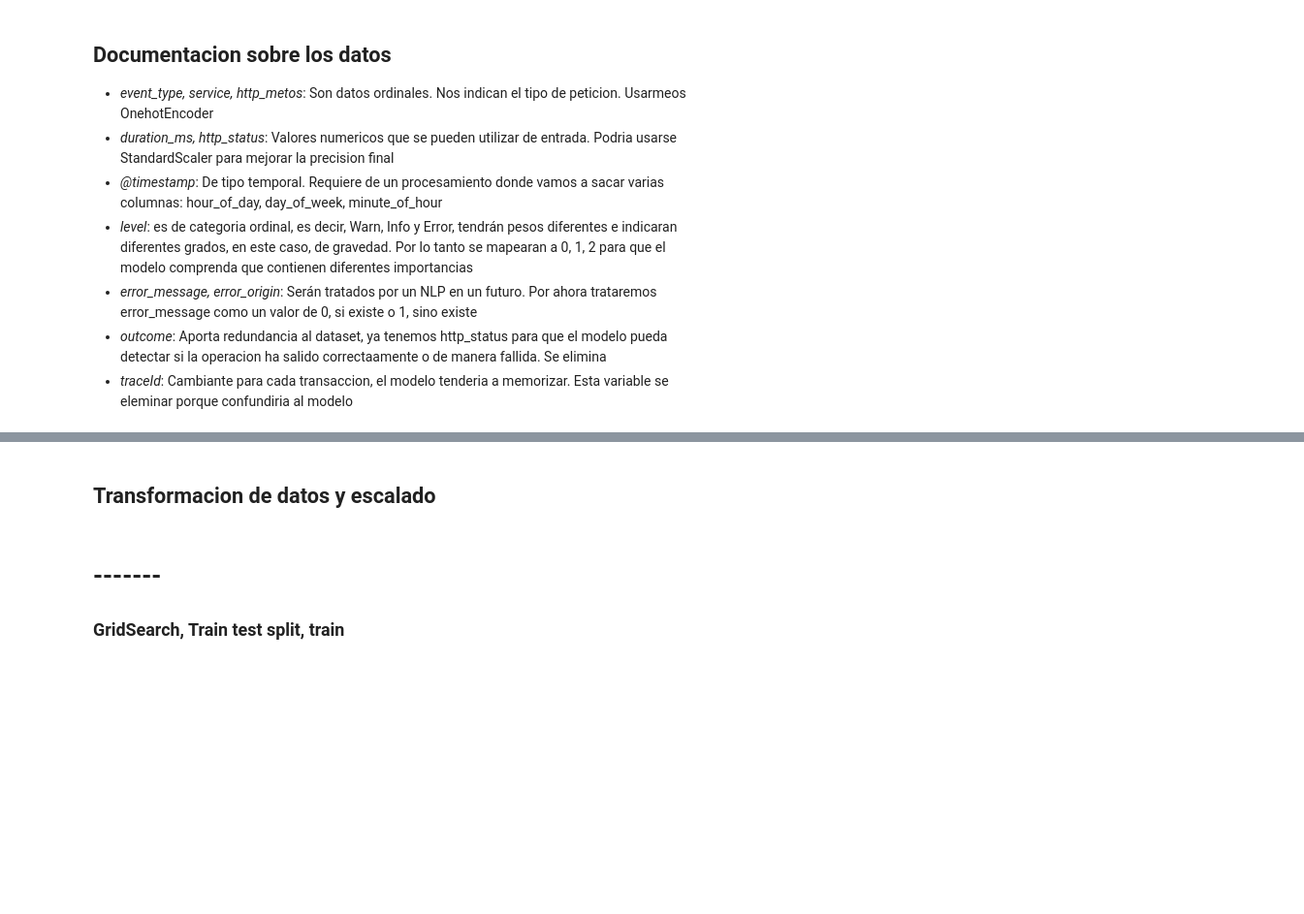
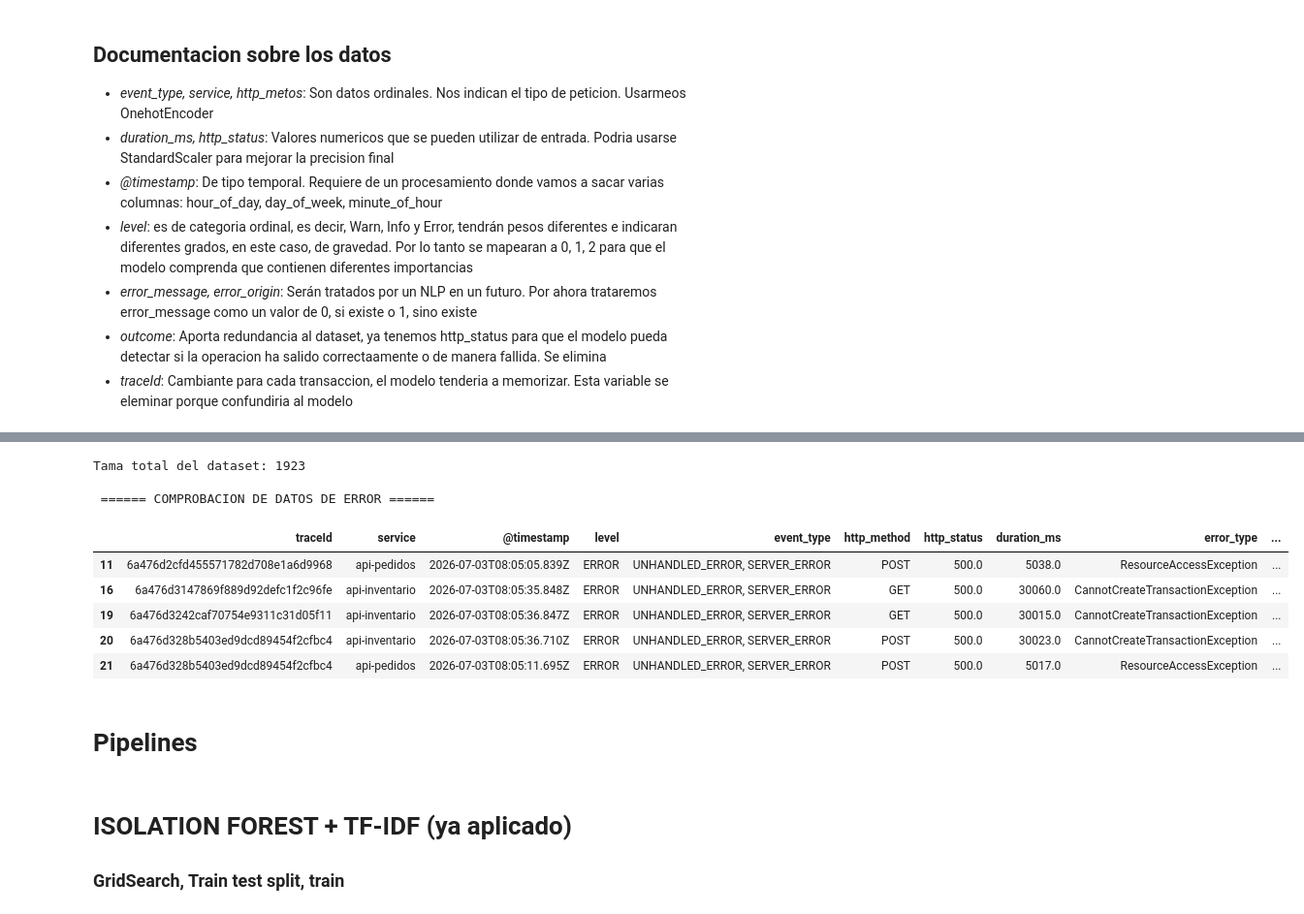
Before and after one commit to Faprin/Analizador-de-Causa-Ra-z-RCA-para-Sistemas-Distribuidos, a Jupyter notebook: ml-predictions/notebooks/01_modelo_ML.ipynb, the cells around one changed output, grey strips where cells are left out. Shown at 97% size. Cells and saved outputs as stored; diff of their text form; code cells hidden in the pictures; blank space fills up the shorter version.

```diff
--- a/ml-predictions/notebooks/01_modelo_ML.ipynb
+++ b/ml-predictions/notebooks/01_modelo_ML.ipynb
@@ -163,5 +108,60 @@ Name: count, dtype: int64
+# %%
+# 1. Asegurarnos de que el dataframe esté ordenado por tiempo
+cdf = cdf.sort_values(by=['@timestamp'])
+
+# 2. PROPAGAR EL TRACEID:
+# Agrupamos por tiempo exacto y servicio, y propagamos el traceId hacia atrás (bfill) y hacia adelante (ffill)
+# Así, la fila que tiene NaN adoptará el traceId '6a4bac01...' de su fila hermana.
+cdf['traceId'] = cdf.groupby(['@timestamp', 'service'])['traceId'].transform(lambda x: x.bfill().ffill())
+
+# Opcional pero recomendado: si queda algún log de sistema puro que no pertenece a ninguna
+# petición (sigue teniendo traceId = NaN), lo filtramos para no meter ruido al modelo.
+cdf = cdf.dropna(subset=['traceId'])
+
+# 3. EL DICCIONARIO DE AGREGACIÓN (El que ya teníamos)
+agregaciones = {
+    '@timestamp': 'min',
+    'level': lambda x: ', '.join(x.dropna().astype(str).unique()),
+    'event_type': lambda x: ', '.join(x.dropna().astype(str).unique()),
+    'http_method': 'first',
+    'http_status': lambda x: ', '.join(x.dropna().astype(str).unique()),
+    'duration_ms': 'sum',
+    'error_type': lambda x: ' | '.join(x.dropna().astype(str).unique()),
+    'error_message': lambda x: ' | '.join(x.dropna().astype(str).unique()),
+    'error_origin': lambda x: ' | '.join(x.dropna().astype(str).unique()),
+    'uri_servicio': 'first'
+}
+
+# 4. AGRUPACIÓN FINAL
+df_clear = cdf.groupby(['traceId', 'service']).agg(agregaciones).reset_index()
+# %%
+# arreglamos que ahora haya varios level en uno mismo
+def max_level(comb_level):
+    level = str(comb_level).upper()
+    if 'ERROR' in level:
+        return 'ERROR'
+    elif 'WARN' in level:
+        return 'WARN'
+    else:
+        return 'INFO'
+
+df_clear['level'] = df_clear['level'].apply(max_level)
+# %%
+print(f"Tama total del dataset: {len(df_clear)} \n")
+print(" ====== COMPROBACION DE DATOS DE ERROR ======")
+df_clear[df_clear["http_status"].str.contains('500', na=False)].head()
+# %% [output]
+Tama total del dataset: 1923
+
+ ====== COMPROBACION DE DATOS DE ERROR ======
+|  | traceId | service | @timestamp | level | event_type | http_method | http_status | duration_ms | error_type | ... |
+| 11 | 6a476d2cfd455571782d708e1a6d9968 | api-pedidos | 2026-07-03T08:05:05.839Z | ERROR | UNHANDLED_ERROR, SERVER_ERROR | POST | 500.0 | 5038.0 | ResourceAccessException | ... |
+| 16 | 6a476d3147869f889d92defc1f2c96fe | api-inventario | 2026-07-03T08:05:35.848Z | ERROR | UNHANDLED_ERROR, SERVER_ERROR | GET | 500.0 | 30060.0 | CannotCreateTransactionException | ... |
+| 19 | 6a476d3242caf70754e9311c31d05f11 | api-inventario | 2026-07-03T08:05:36.847Z | ERROR | UNHANDLED_ERROR, SERVER_ERROR | GET | 500.0 | 30015.0 | CannotCreateTransactionException | ... |
+| 20 | 6a476d328b5403ed9dcd89454f2cfbc4 | api-inventario | 2026-07-03T08:05:36.710Z | ERROR | UNHANDLED_ERROR, SERVER_ERROR | POST | 500.0 | 30023.0 | CannotCreateTransactionException | ... |
+| 21 | 6a476d328b5403ed9dcd89454f2cfbc4 | api-pedidos | 2026-07-03T08:05:11.695Z | ERROR | UNHANDLED_ERROR, SERVER_ERROR | POST | 500.0 | 5017.0 | ResourceAccessException | ... |
 # %% [markdown]
-## Transformacion de datos y escalado
+# Pipelines
 # %%
 from sklearn.preprocessing import StandardScaler
 from sklearn.pipeline import Pipeline
@@ -226,6 +234,6 @@ preprocessor = ColumnTransformer(transformers=[
 ])
 # %% [markdown]
-# -------
+# ISOLATION FOREST + TF-IDF (ya aplicado)
 ### GridSearch, Train test split, train
 # %%
 from sklearn.model_selection import train_test_split, GridSearchCV
```
Also changed, not shown: parts of 25 cells of this notebook.
